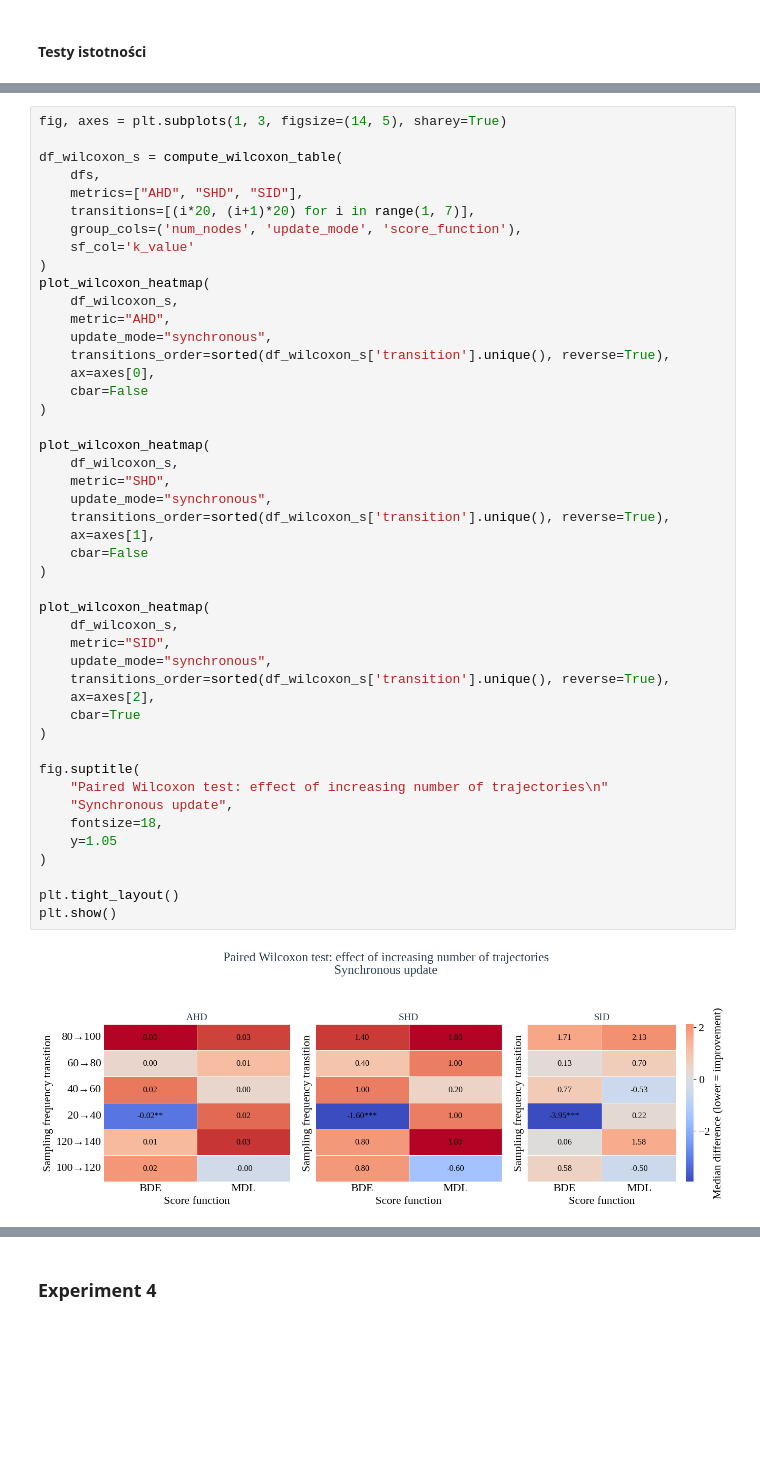
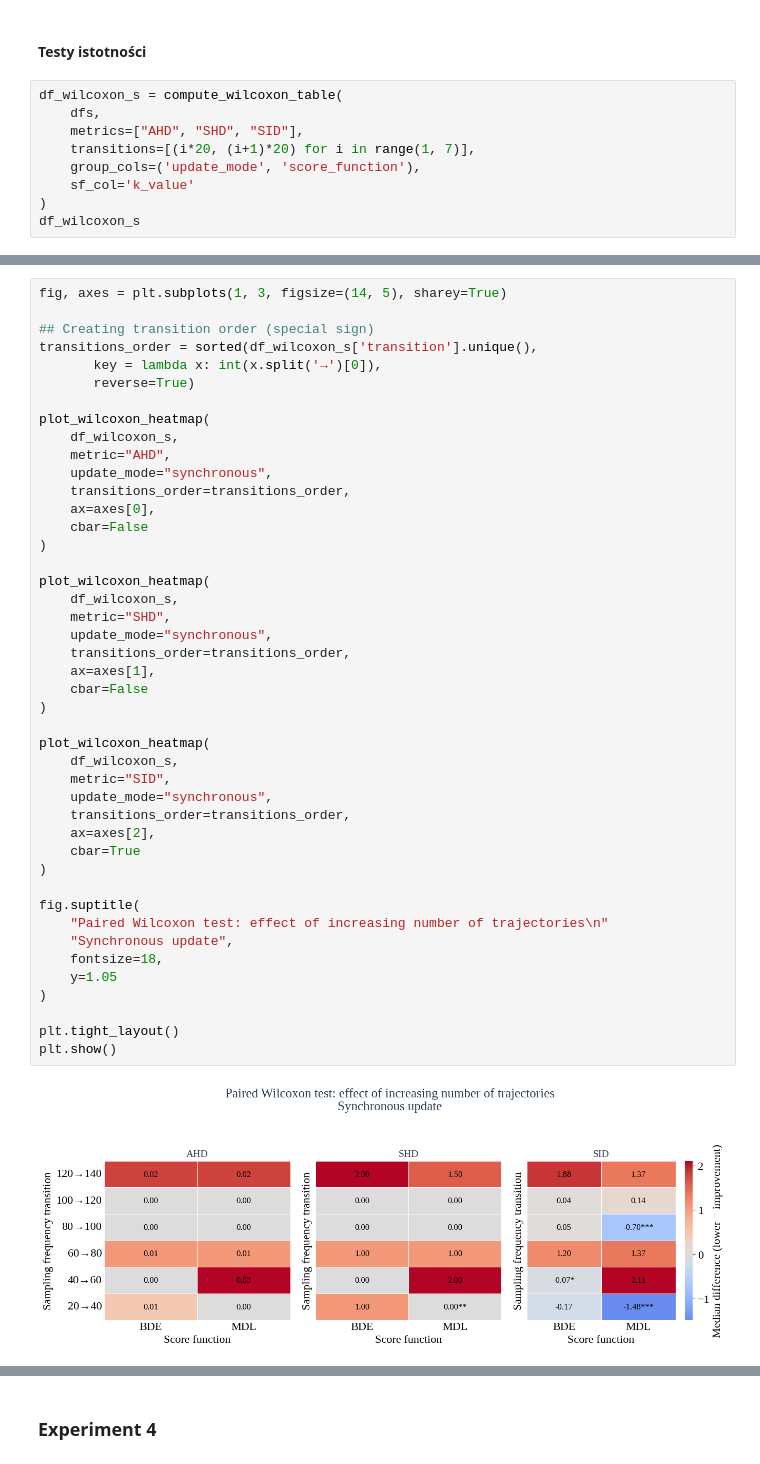
Before and after one commit to maxi7524/SAD2_final_project, a Jupyter notebook: notebooks/notebook_report.ipynb, the cells around one changed output, grey strips where cells are left out. Drawn from its saved outputs; the diff is of its cells as text; blank space fills up the shorter version.

Commit message:
restructure report, all 3 plots

```diff
--- a/notebooks/notebook_report.ipynb
+++ b/notebooks/notebook_report.ipynb
@@ -1065,2 +1098,11 @@ plt.show()
 # %% [markdown]
 #### Testy istotności
+# %%
+df_wilcoxon_s = compute_wilcoxon_table(
+    dfs,
+    metrics=["AHD", "SHD", "SID"],
+    transitions=[(i*20, (i+1)*20) for i in range(1, 7)],
+    group_cols=('update_mode', 'score_function'),
+    sf_col='k_value'
+)
+df_wilcoxon_s
@@ -1067,48 +1127,46 @@ plt.show()
 # %%
 fig, axes = plt.subplots(1, 3, figsize=(14, 5), sharey=True)
 
-df_wilcoxon_s = compute_wilcoxon_table(
-    dfs,
-    metrics=["AHD", "SHD", "SID"],
-    transitions=[(i*20, (i+1)*20) for i in range(1, 7)],
-    group_cols=('num_nodes', 'update_mode', 'score_function'),
-    sf_col='k_value'
-)
+## Creating transition order (special sign)
+transitions_order = sorted(df_wilcoxon_s['transition'].unique(),
+       key = lambda x: int(x.split('→')[0]),
+       reverse=True)
+
 plot_wilcoxon_heatmap(
     df_wilcoxon_s,
     metric="AHD",
     update_mode="synchronous",
-    transitions_order=sorted(df_wilcoxon_s['transition'].unique(), reverse=True),
+    transitions_order=transitions_order,
     ax=axes[0],
     cbar=False
 )
 
 plot_wilcoxon_heatmap(
     df_wilcoxon_s,
     metric="SHD",
     update_mode="synchronous",
-    transitions_order=sorted(df_wilcoxon_s['transition'].unique(), reverse=True),
+    transitions_order=transitions_order,
     ax=axes[1],
     cbar=False
 )
 
 plot_wilcoxon_heatmap(
     df_wilcoxon_s,
     metric="SID",
     update_mode="synchronous",
-    transitions_order=sorted(df_wilcoxon_s['transition'].unique(), reverse=True),
+    transitions_order=transitions_order,
     ax=axes[2],
     cbar=True
 )
 
 fig.suptitle(
     "Paired Wilcoxon test: effect of increasing number of trajectories\n"
     "Synchronous update",
     fontsize=18,
     y=1.05
 )
 
 plt.tight_layout()
 plt.show()
 # %% [output]
-[figure, old version]
+[figure, new version]
```
Also changed, not shown: parts of 20 cells of this notebook.
